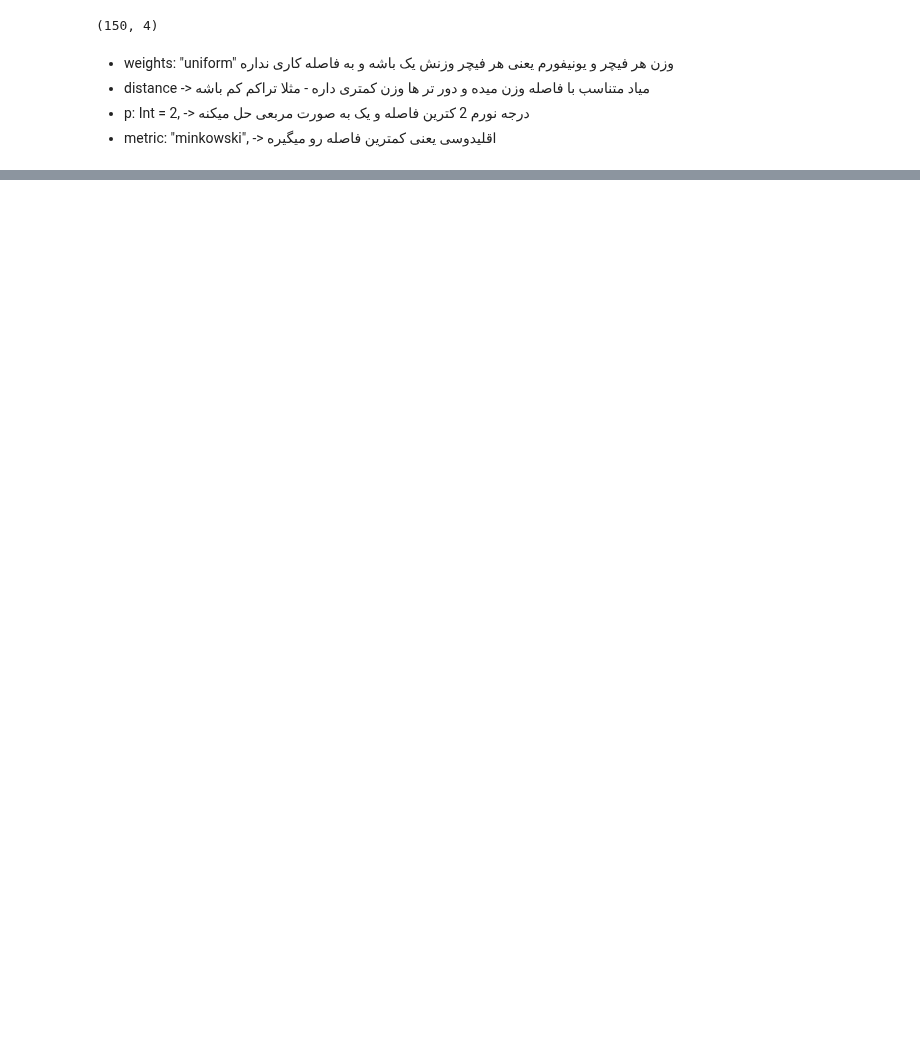
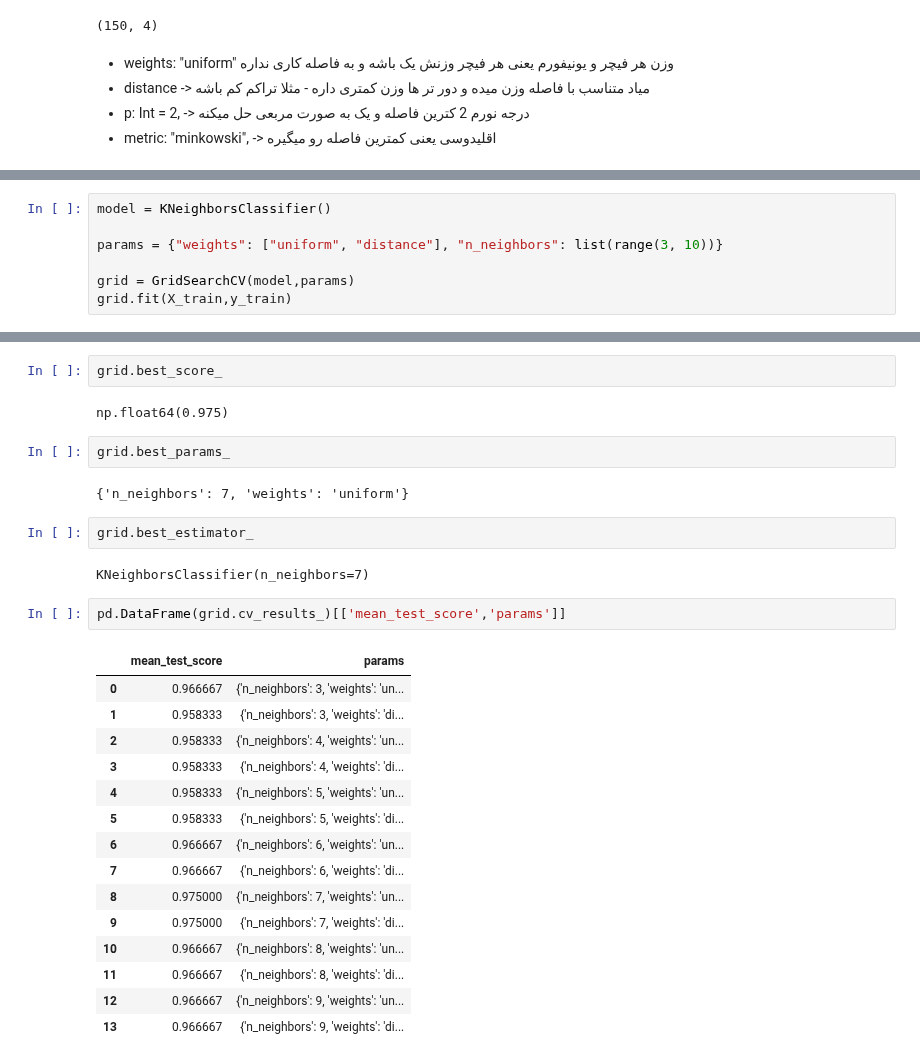
Before and after one commit to TahaT80/AI, a Jupyter notebook: part4_Machine Learning/8_KNN.ipynb, the cells around one changed output, grey strips where cells are left out. Drawn from its saved outputs; the diff is of its cells as text; blank space fills up the shorter version.

```diff
--- a/part4_Machine Learning/8_KNN.ipynb
+++ b/part4_Machine Learning/8_KNN.ipynb
@@ -68,0 +81,7 @@ array([2, 0, 2, 0, 1, 1, 0, 2, 2, 2, 0, 1, 0, 2, 2, 1, 1, 0, 2, 2, 0, 0,
+# %%
+model = KNeighborsClassifier()
+
+params = {"weights": ["uniform", "distance"], "n_neighbors": list(range(3, 10))}
+
+grid = GridSearchCV(model,params)
+grid.fit(X_train,y_train)
@@ -68,0 +112,30 @@ array([2, 0, 2, 0, 1, 1, 0, 2, 2, 2, 0, 1, 0, 2, 2, 1, 1, 0, 2, 2, 0, 0,
+# %%
+grid.best_score_
+# %% [output]
+np.float64(0.975)
+# %%
+grid.best_params_
+# %% [output]
+{'n_neighbors': 7, 'weights': 'uniform'}
+# %%
+grid.best_estimator_
+# %% [output]
+KNeighborsClassifier(n_neighbors=7)
+# %%
+pd.DataFrame(grid.cv_results_)[['mean_test_score','params']]
+# %% [output]
+|  | mean_test_score | params |
+| 0 | 0.966667 | {'n_neighbors': 3, 'weights': 'un... |
+| 1 | 0.958333 | {'n_neighbors': 3, 'weights': 'di... |
+| 2 | 0.958333 | {'n_neighbors': 4, 'weights': 'un... |
+| 3 | 0.958333 | {'n_neighbors': 4, 'weights': 'di... |
+| 4 | 0.958333 | {'n_neighbors': 5, 'weights': 'un... |
+| 5 | 0.958333 | {'n_neighbors': 5, 'weights': 'di... |
+| 6 | 0.966667 | {'n_neighbors': 6, 'weights': 'un... |
+| 7 | 0.966667 | {'n_neighbors': 6, 'weights': 'di... |
+| 8 | 0.975000 | {'n_neighbors': 7, 'weights': 'un... |
+| 9 | 0.975000 | {'n_neighbors': 7, 'weights': 'di... |
+| 10 | 0.966667 | {'n_neighbors': 8, 'weights': 'un... |
+| 11 | 0.966667 | {'n_neighbors': 8, 'weights': 'di... |
+| 12 | 0.966667 | {'n_neighbors': 9, 'weights': 'un... |
+| 13 | 0.966667 | {'n_neighbors': 9, 'weights': 'di... |
```
Also changed, not shown: parts of 13 cells of this notebook, 1 other file.
